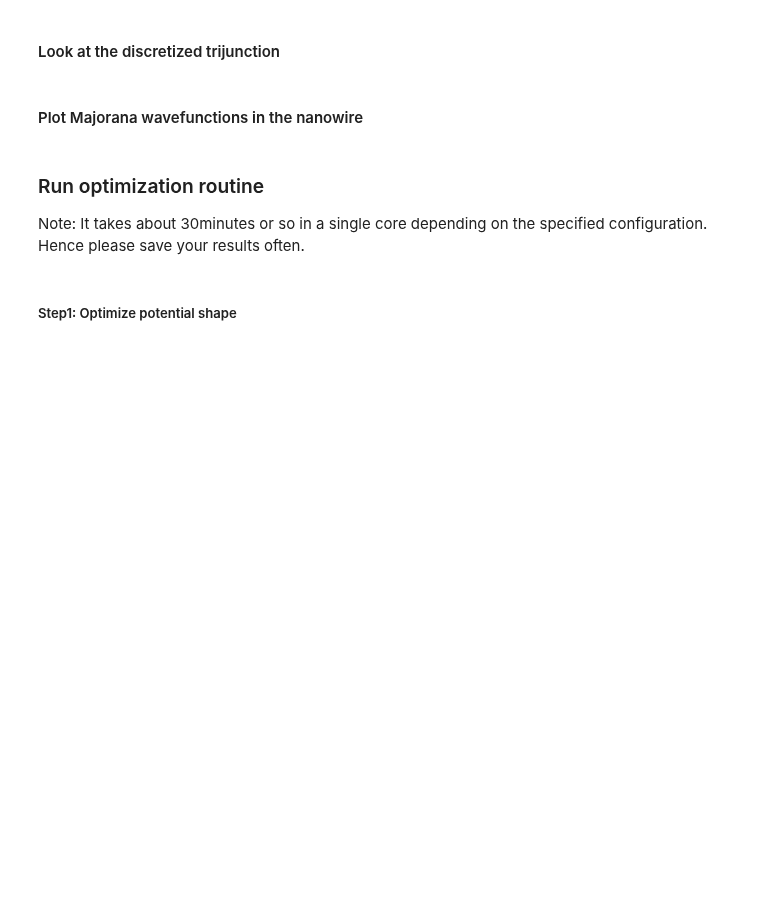
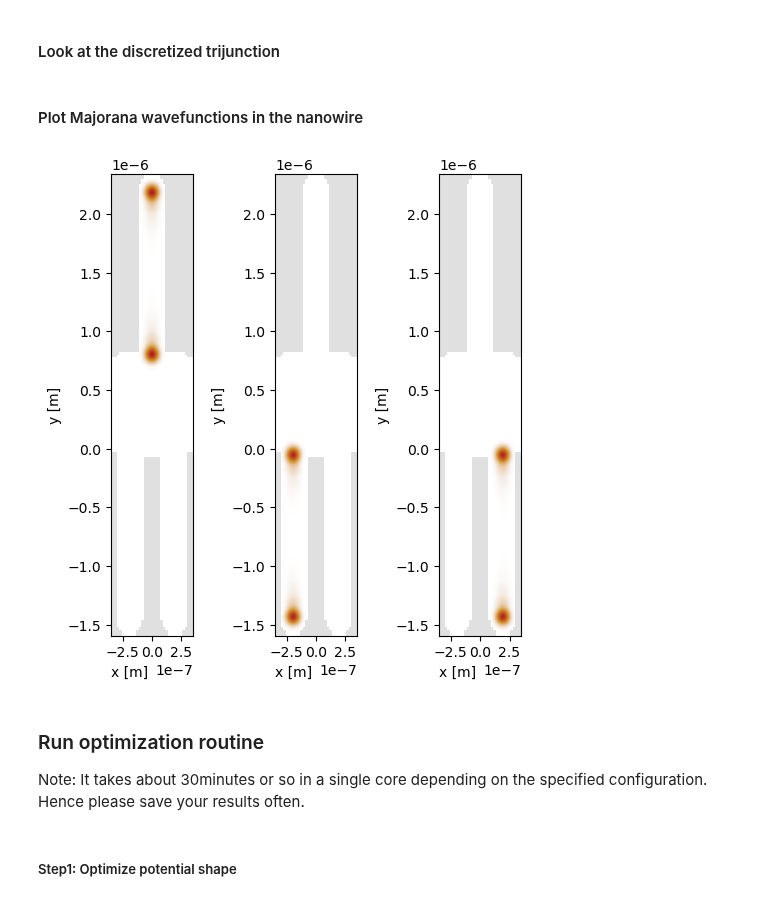
Before and after one commit to Satin21/Trijunction, a Jupyter notebook: example.ipynb, the cells around one changed output. Drawn from its saved outputs; the diff is of its cells as text; code cells hidden in the pictures; blank space fills up the shorter version.

```diff
--- a/example.ipynb
+++ b/example.ipynb
@@ -64,22 +78,16 @@ plt.savefig('figures/trijunction.png', format='png')
 # %%
 voltages = parameters.voltage_dict([-7e-3, -6.8e-3, -7e-3, -7e-3])
 summed_ham = sum(
     [
         voltages[key] * system.linear_terms[key]
         for key, value in system.linear_terms.items()
     ]
 )
 numerical_hamiltonian = system.base_ham + summed_ham
 
 
 eigval, eigvec = trijunction.utils.eigsh(
     numerical_hamiltonian, 6, sigma=0, return_eigenvectors=True
 )
-
-fig, ax = plt.subplots(1, 3)
-for i in range(3):
-    kwant.plotter.density(system.trijunction,
-                          trijunction.utils.density(eigvec.T[i]),
-                          ax=ax[i],
-                          colorbar=False);
-plt.savefig("figures/Decoupled_wavefunctions.png", format='png')
+# %% [output]
+[figure, added]
```
Also changed, not shown: parts of 9 cells of this notebook, 3 other files.
